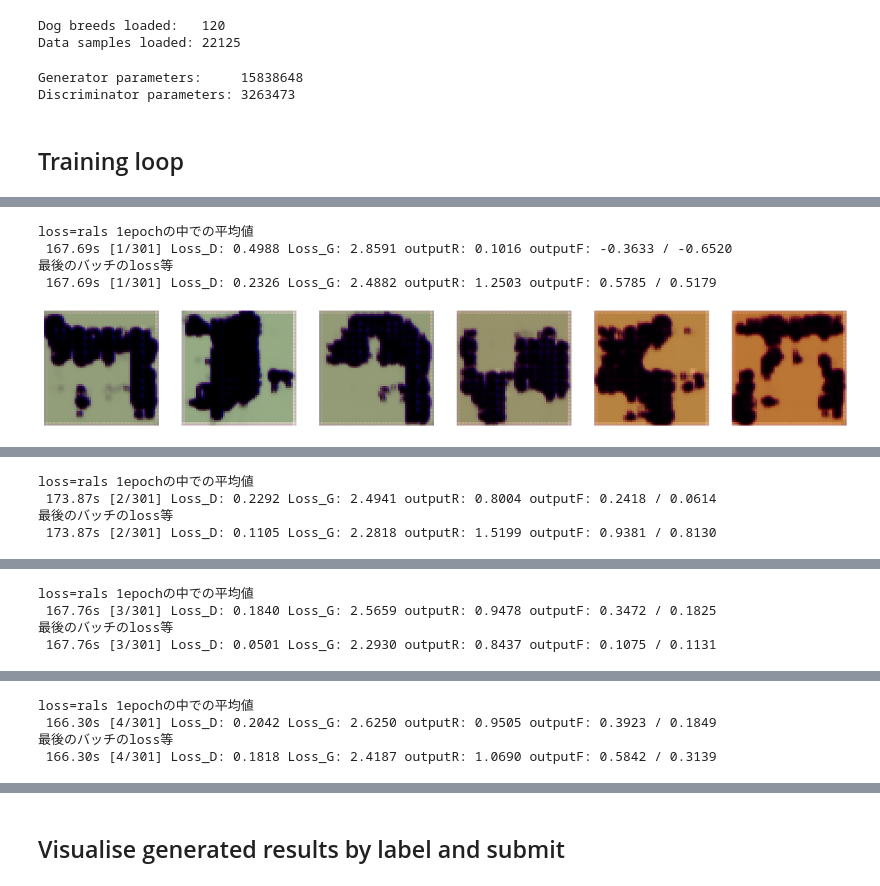
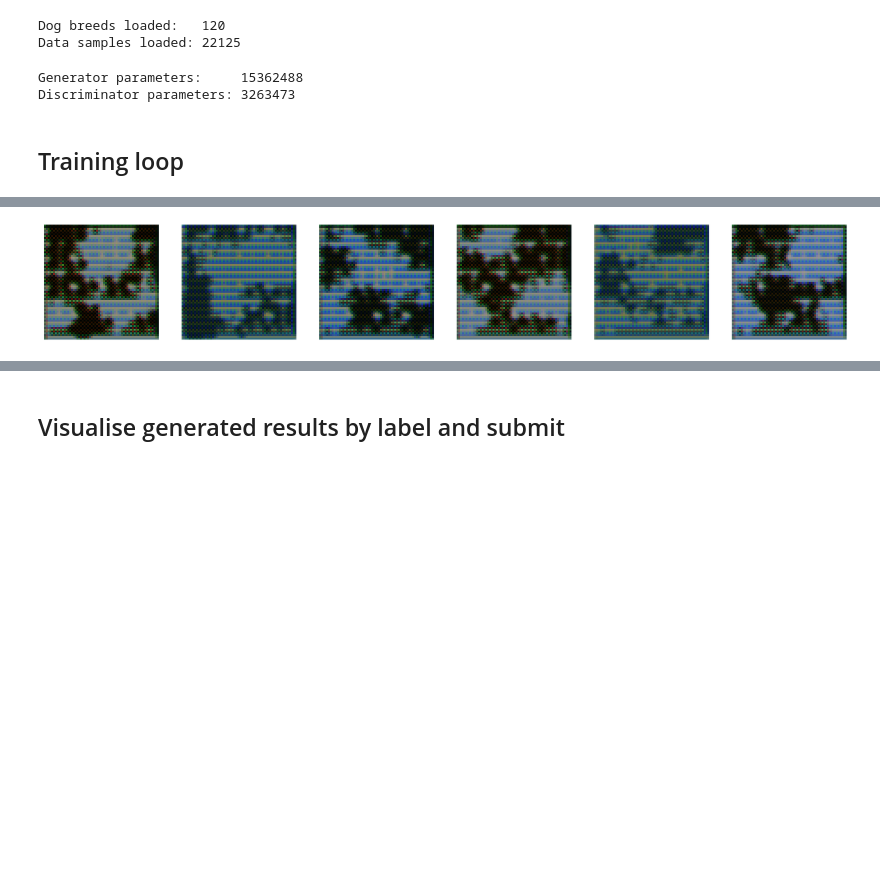
Before and after one commit to raxman0721/kaggle-dog_gan, a Jupyter notebook: nb/base-gan-rals.ipynb, the cells around one changed output, grey strips where cells are left out. Drawn from its saved outputs; the diff is of its cells as text; code cells hidden in the pictures; blank space fills up the shorter version.

```diff
--- a/nb/base-gan-rals.ipynb
+++ b/nb/base-gan-rals.ipynb
@@ -6,8 +6,8 @@ crop_dog = True #犬のアノテーションを使用するかどうか
 noisy_label = True #ラベルスムージング的な
 R_uni = (0.70, 0.95) #ラベルスムージングするときのrealの範囲
 F_uni = (0.05, 0.15) #ラベルスムージングするときのfakeの範囲
-Gcbn = True # generatorにConditionalBatchNorm2dを使うかどうか
-Glrelu = True # generatorにLeakyLeLUを使うかどうか
+Gcbn = False # generatorにConditionalBatchNorm2dを使うかどうか
+Glrelu = False # generatorにLeakyLeLUを使うかどうか
 flip_p = 0.5 # RandomHorizontalFlipの割合
 n_epochs = 301
 
@@ -15,19 +15,19 @@ n_epochs = 301
 G_opt = 'adaboundw'
 # G_opt = 'adam'
 G_lr = 0.0002
-G_betas = (0.5, 0.99) #ada系のみ
+G_betas = (0.5, 0.999) #ada系のみ
 G_final_lr=0.5 # adaboundのみ
 G_weight_decay=5e-4 # adaboundのみ
 G_eta_min = 0.00001 # コサインアニーリングのパラメタ
 
-D_opt = 'adaboundw'
-# D_opt = 'adam'
+# D_opt = 'adaboundw'
+D_opt = 'adam'
 # D_opt = 'SGD'
-D_lr = 0.0002
-D_betas = (0.5, 0.99) #ada系のみ
-D_final_lr=0.5 # adaboundのみ
+D_lr = 0.005
+D_betas = (0.1, 0.999) #ada系のみ
+D_final_lr=0.1 # adaboundのみ
 D_weight_decay=5e-4 #adaboundのみ
-D_eta_min = 0.00005
+D_eta_min = 0.005
 # %%
 import os
 import PIL
@@ -706,7 +706,7 @@ elif D_opt == 'SGD':
 lr_schedulerG = torch.optim.lr_scheduler.CosineAnnealingWarmRestarts(optimizerG, T_0=epochs//20, eta_min=G_eta_min)
 lr_schedulerD = torch.optim.lr_scheduler.CosineAnnealingWarmRestarts(optimizerD, T_0=epochs//20, eta_min=D_eta_min)
 # %% [output]
-Generator parameters:     15838648
+Generator parameters:     15362488
 Discriminator parameters: 3263473
 # %%
 def mse(imageA, imageB):
@@ -849,57 +849,41 @@ for epoch in range(epochs):
                     torch.mean((outputF2 - torch.mean(outputR) - real_labels) ** 2))/2
         elif loss_calc == 'hinge':
             errG = - outputF2.mean()
 
         errG.backward()
         optimizerG.step()
 
         lr_schedulerG.step(epoch)
         lr_schedulerD.step(epoch)
 
         # --------------------
         # 3. 記録
         # --------------------
         epoch_d_loss += errD.item()
         epoch_g_loss += errG.item()
         epoch_dout_real += outputR.mean().item()
         epoch_dout_fake += outputF.mean().item()
         epoch_dout_fake2 += outputF2.mean().item()
 
     d_loss_log.append(epoch_d_loss/iter_n)
     g_loss_log.append(epoch_g_loss/iter_n)
     dout_real_log.append(epoch_dout_real/iter_n)
     dout_fake_log.append(epoch_dout_fake/iter_n)
     dout_fake_log2.append(epoch_dout_fake2/iter_n)
 
-    print('loss=%s 1epochの中での平均値 \n %.2fs [%d/%d] Loss_D: %.4f Loss_G: %.4f outputR: %.4f outputF: %.4f / %.4f' % (loss_calc,
-          time.perf_counter()-epoch_time, epoch+1, epochs, d_loss_log[-1], g_loss_log[-1],dout_real_log[-1], dout_fake_log[-1],dout_fake_log2[-1] ))
-    print('最後のバッチのloss等 \n %.2fs [%d/%d] Loss_D: %.4f Loss_G: %.4f outputR: %.4f outputF: %.4f / %.4f' % (
-        time.perf_counter()-epoch_time, epoch+1, epochs, errD.item(), errG.item(),outputR.mean().item(), outputF.mean().item(),outputF2.mean().item() ))
+#     print('loss=%s 1epochの中での平均値 \n %.2fs [%d/%d] Loss_D: %.4f Loss_G: %.4f outputR: %.4f outputF: %.4f / %.4f' % (loss_calc,
+#           time.perf_counter()-epoch_time, epoch+1, epochs, d_loss_log[-1], g_loss_log[-1],dout_real_log[-1], dout_fake_log[-1],dout_fake_log2[-1] ))
+#     print('最後のバッチのloss等 \n %.2fs [%d/%d] Loss_D: %.4f Loss_G: %.4f outputR: %.4f outputF: %.4f / %.4f' % (
+#         time.perf_counter()-epoch_time, epoch+1, epochs, errD.item(), errG.item(),outputR.mean().item(), outputF.mean().item(),outputF2.mean().item() ))
 
     if epoch % 10 == 0:
         show_generated_img(6)
 # %% [output]
 [interactive output not drawn]
-loss=rals 1epochの中での平均値
- 167.69s [1/301] Loss_D: 0.4988 Loss_G: 2.8591 outputR: 0.1016 outputF: -0.3633 / -0.6520
-最後のバッチのloss等
- 167.69s [1/301] Loss_D: 0.2326 Loss_G: 2.4882 outputR: 1.2503 outputF: 0.5785 / 0.5179
-[figure, old version]
+[figure, new version]
 [interactive output not drawn]
-loss=rals 1epochの中での平均値
- 173.87s [2/301] Loss_D: 0.2292 Loss_G: 2.4941 outputR: 0.8004 outputF: 0.2418 / 0.0614
-最後のバッチのloss等
- 173.87s [2/301] Loss_D: 0.1105 Loss_G: 2.2818 outputR: 1.5199 outputF: 0.9381 / 0.8130
 [interactive output not drawn]
-loss=rals 1epochの中での平均値
- 167.76s [3/301] Loss_D: 0.1840 Loss_G: 2.5659 outputR: 0.9478 outputF: 0.3472 / 0.1825
-最後のバッチのloss等
- 167.76s [3/301] Loss_D: 0.0501 Loss_G: 2.2930 outputR: 0.8437 outputF: 0.1075 / 0.1131
 [interactive output not drawn]
-loss=rals 1epochの中での平均値
- 166.30s [4/301] Loss_D: 0.2042 Loss_G: 2.6250 outputR: 0.9505 outputF: 0.3923 / 0.1849
-最後のバッチのloss等
- 166.30s [4/301] Loss_D: 0.1818 Loss_G: 2.4187 outputR: 1.0690 outputF: 0.5842 / 0.3139
 [interactive output not drawn]
 # %% [markdown]
 ## Visualise generated results by label and submit
```
Also changed, not shown: parts of 3 cells of this notebook, 1 other file.
